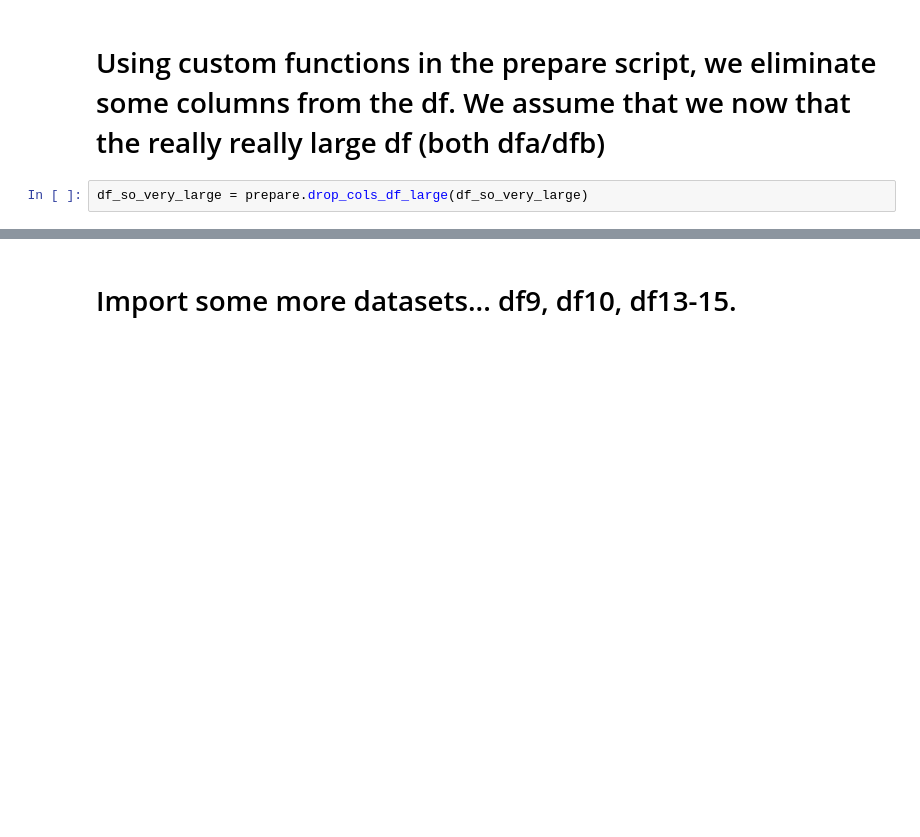
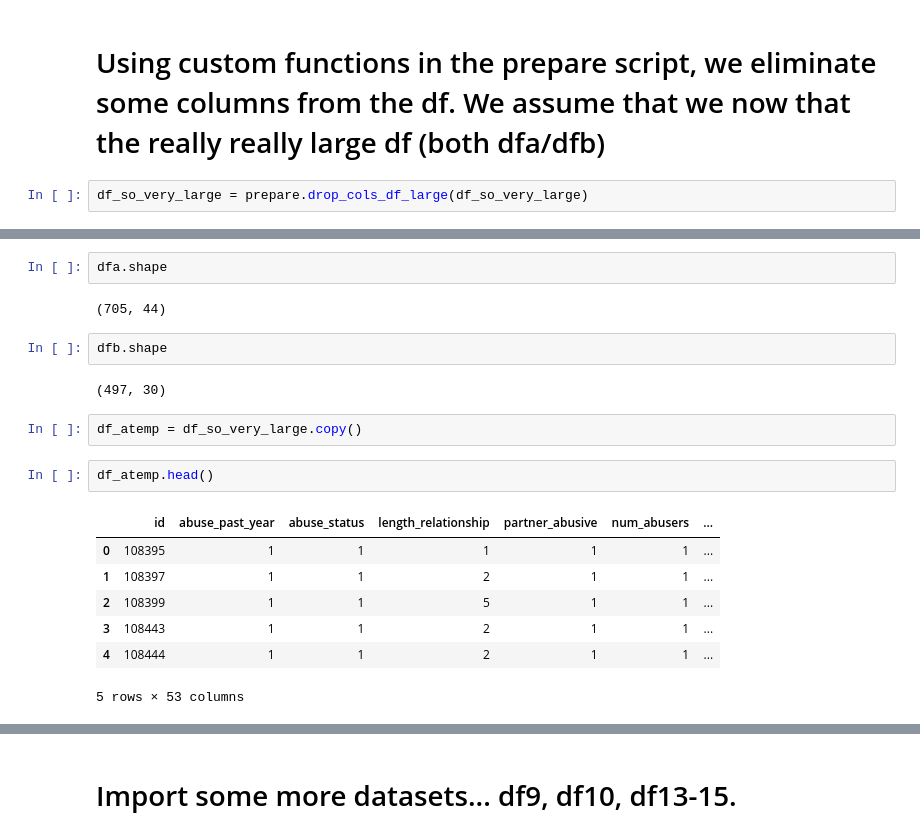
Before and after one commit to codeup-capstone-one/domestic-violence, a Jupyter notebook: jesse_dvproject_phase2.ipynb, the cells around one changed output, grey strips where cells are left out. Drawn from its saved outputs; the diff is of its cells as text; blank space fills up the shorter version.

```diff
--- a/jesse_dvproject_phase2.ipynb
+++ b/jesse_dvproject_phase2.ipynb
@@ -278,0 +359,20 @@ df_so_very_large.shape
+# %%
+dfa.shape
+# %% [output]
+(705, 44)
+# %%
+dfb.shape
+# %% [output]
+(497, 30)
+# %%
+df_atemp = df_so_very_large.copy()
+# %%
+df_atemp.head()
+# %% [output]
+|  | id | abuse_past_year | abuse_status | length_relationship | partner_abusive | num_abusers | ... |
+| 0 | 108395 | 1 | 1 | 1 | 1 | 1 | ... |
+| 1 | 108397 | 1 | 1 | 2 | 1 | 1 | ... |
+| 2 | 108399 | 1 | 1 | 5 | 1 | 1 | ... |
+| 3 | 108443 | 1 | 1 | 2 | 1 | 1 | ... |
+| 4 | 108444 | 1 | 1 | 2 | 1 | 1 | ... |
+5 rows × 53 columns
```
Also changed, not shown: parts of 17 cells of this notebook.
